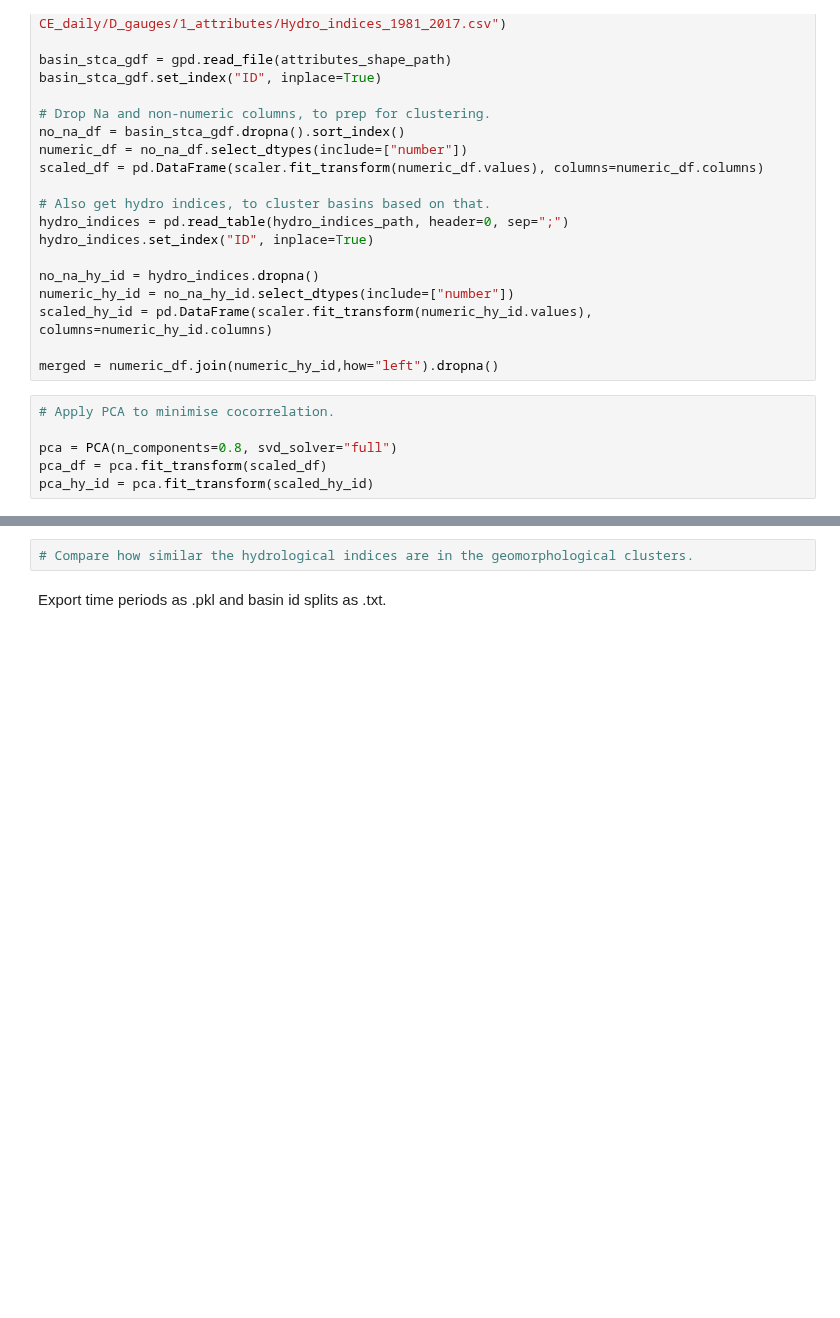
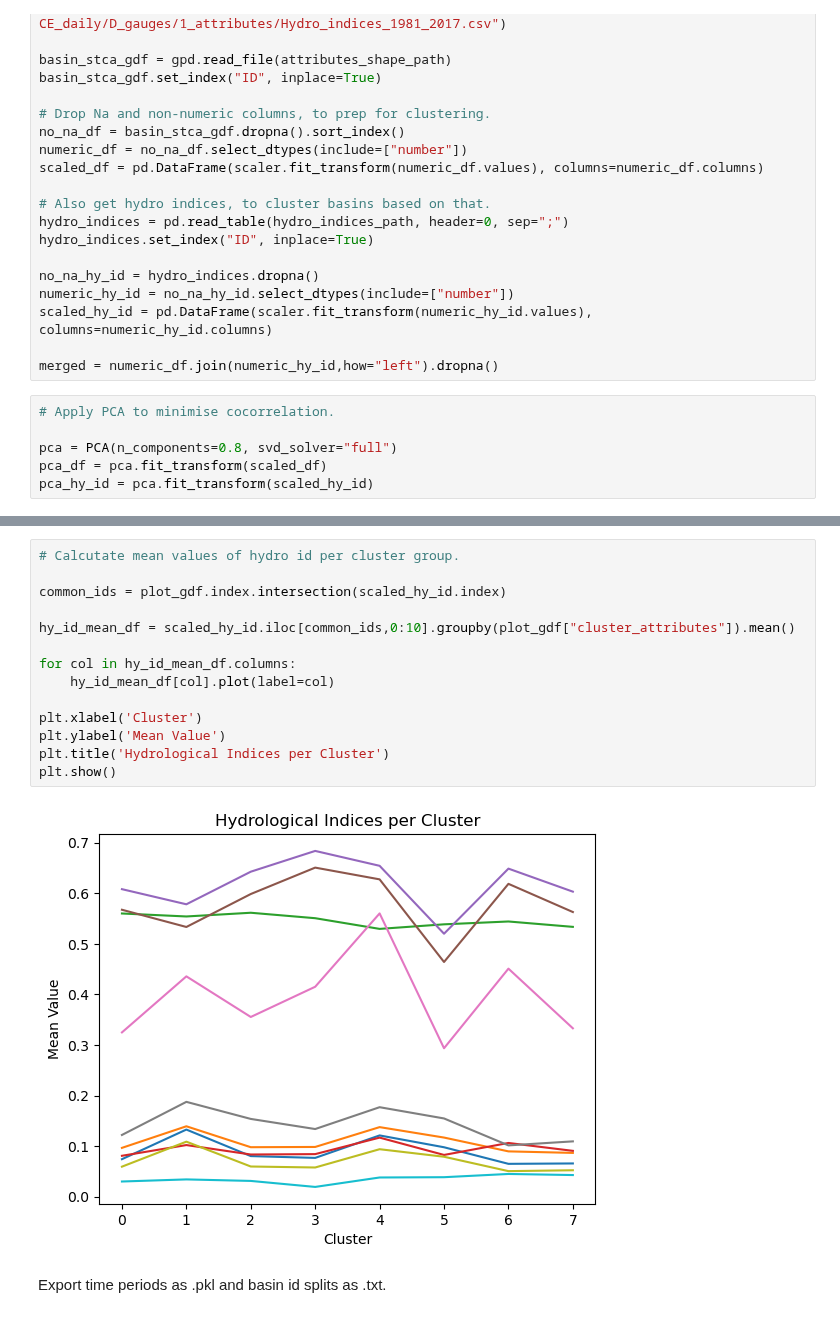
Before and after one commit to tripleUU-U/lamah-ce_lstm, a Jupyter notebook: eda/make_splits.ipynb, the cells around one changed output, grey strips where cells are left out. Cells and saved outputs as stored; diff of their text form; blank space fills up the shorter version.

```diff
--- a/eda/make_splits.ipynb
+++ b/eda/make_splits.ipynb
@@ -171,5 +170,19 @@ axs[1,1].scatter(pca_hy_id[:,0], pca_hy_id[:,1], c=basin_hy_kmeans_labels)
-# %%
-# Compare how similar the hydrological indices are in the geomorphological clusters.
+# %%
+# Calcutate mean values of hydro id per cluster group.
+
+common_ids = plot_gdf.index.intersection(scaled_hy_id.index)
+
+hy_id_mean_df = scaled_hy_id.iloc[common_ids,0:10].groupby(plot_gdf["cluster_attributes"]).mean()
+
+for col in hy_id_mean_df.columns:
+    hy_id_mean_df[col].plot(label=col)
+
+plt.xlabel('Cluster')
+plt.ylabel('Mean Value')
+plt.title('Hydrological Indices per Cluster')
+plt.show()
+# %% [output]
+[figure, added]
 # %% [markdown]
 Export time periods as .pkl and basin id splits as .txt.
 # %%
```
Also changed, not shown: parts of 2 cells of this notebook.
